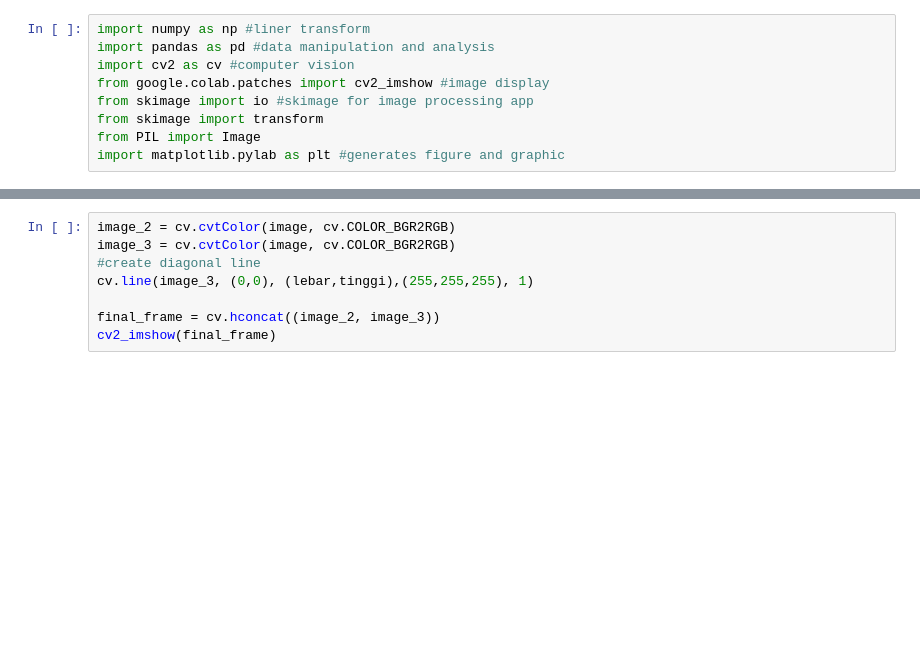
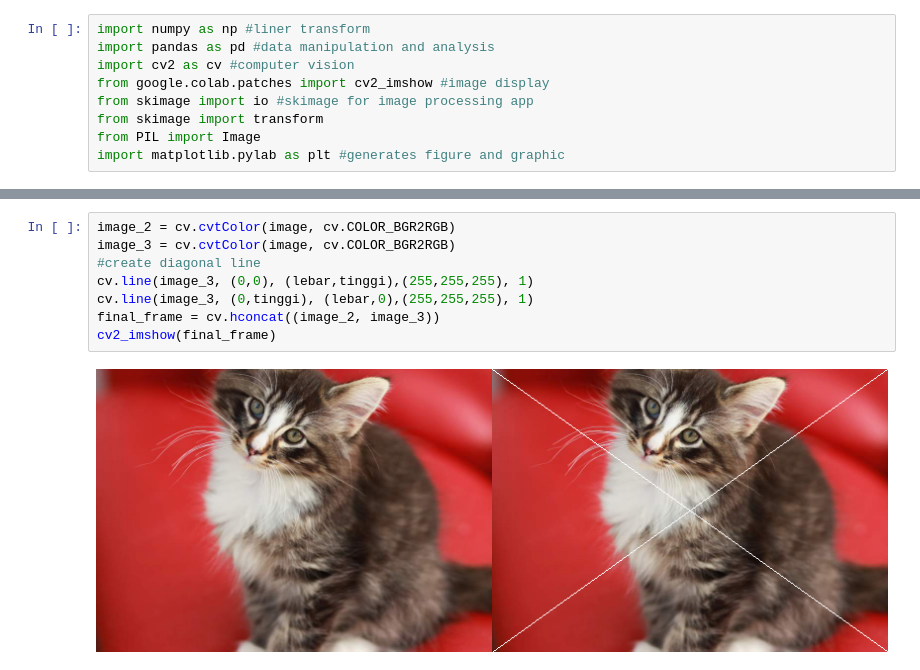
Before and after one commit to ronioprimay/PCVK_Genap_2021, a Jupyter notebook: Week1.ipynb, the cells around one changed output, grey strips where cells are left out. Cells and saved outputs as stored; diff of their text form; blank space fills up the shorter version.

```diff
--- a/Week1.ipynb
+++ b/Week1.ipynb
@@ -62,8 +62,10 @@ cv2_imshow(final_frame)
 # %%
 image_2 = cv.cvtColor(image, cv.COLOR_BGR2RGB)
 image_3 = cv.cvtColor(image, cv.COLOR_BGR2RGB)
 #create diagonal line
 cv.line(image_3, (0,0), (lebar,tinggi),(255,255,255), 1)
-
+cv.line(image_3, (0,tinggi), (lebar,0),(255,255,255), 1)
 final_frame = cv.hconcat((image_2, image_3))
 cv2_imshow(final_frame)
+# %% [output]
+[figure, added]
```
Also changed, not shown: parts of 4 cells of this notebook.
